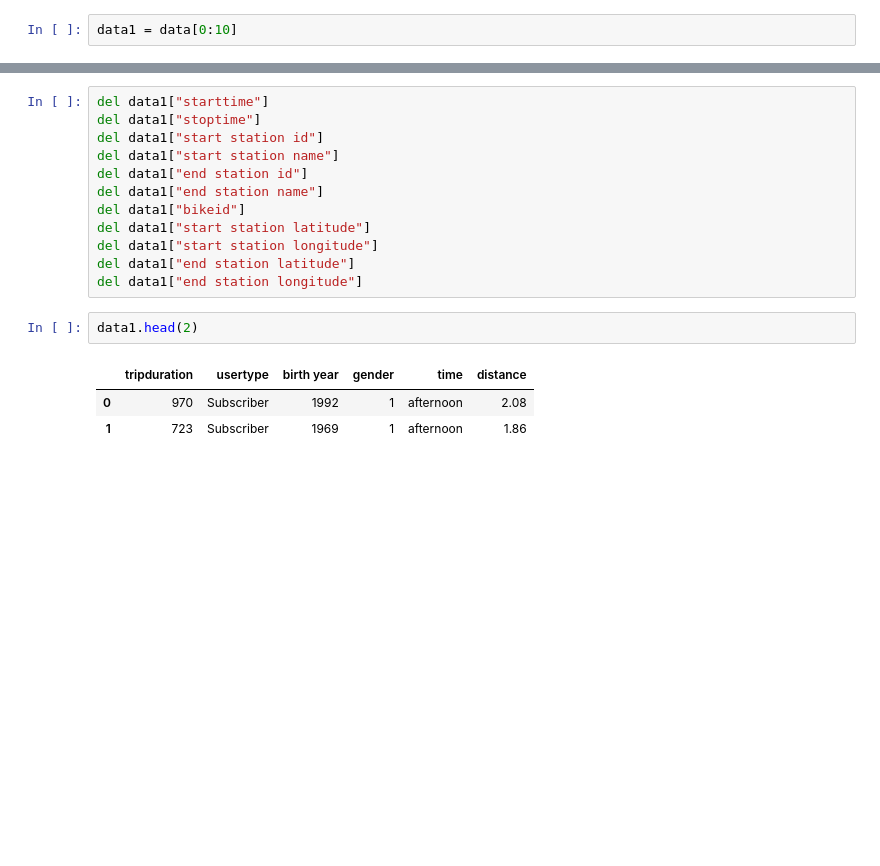
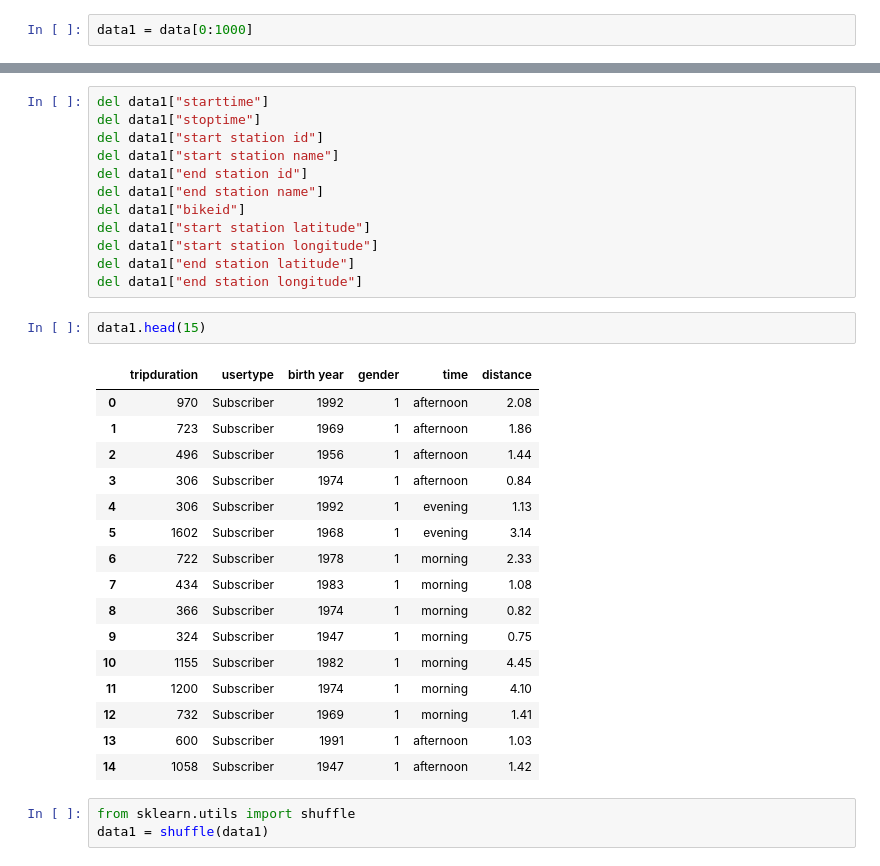
Before and after one commit to AntonBorkivskyi/BikeSharing, a Jupyter notebook: data_processing.ipynb, the cells around one changed output, grey strips where cells are left out. Saved outputs shown, nothing was run; the diff lists cells and outputs as text; blank space fills up the shorter version.

```diff
--- a/data_processing.ipynb
+++ b/data_processing.ipynb
@@ -41,7 +41,7 @@ print(len(data))
 # %% [output]
 718994
 # %%
-data1 = data[0:10]
+data1 = data[0:1000]
 # %%
 data1["time"] = copy.deepcopy(data1["tripduration"])
 data1["distance"] = copy.deepcopy(data1["start station latitude"])
@@ -104,8 +104,24 @@ del data1["start station longitude"]
 del data1["end station latitude"]
 del data1["end station longitude"]
 # %%
-data1.head(2)
+data1.head(15)
 # %% [output]
 |  | tripduration | usertype | birth year | gender | time | distance |
 | 0 | 970 | Subscriber | 1992 | 1 | afternoon | 2.08 |
 | 1 | 723 | Subscriber | 1969 | 1 | afternoon | 1.86 |
+| 2 | 496 | Subscriber | 1956 | 1 | afternoon | 1.44 |
+| 3 | 306 | Subscriber | 1974 | 1 | afternoon | 0.84 |
+| 4 | 306 | Subscriber | 1992 | 1 | evening | 1.13 |
+| 5 | 1602 | Subscriber | 1968 | 1 | evening | 3.14 |
+| 6 | 722 | Subscriber | 1978 | 1 | morning | 2.33 |
+| 7 | 434 | Subscriber | 1983 | 1 | morning | 1.08 |
+| 8 | 366 | Subscriber | 1974 | 1 | morning | 0.82 |
+| 9 | 324 | Subscriber | 1947 | 1 | morning | 0.75 |
+| 10 | 1155 | Subscriber | 1982 | 1 | morning | 4.45 |
+| 11 | 1200 | Subscriber | 1974 | 1 | morning | 4.10 |
+| 12 | 732 | Subscriber | 1969 | 1 | morning | 1.41 |
+| 13 | 600 | Subscriber | 1991 | 1 | afternoon | 1.03 |
+| 14 | 1058 | Subscriber | 1947 | 1 | afternoon | 1.42 |
+# %%
+from sklearn.utils import shuffle
+data1 = shuffle(data1)
```
Also changed, not shown: parts of 9 cells of this notebook.
